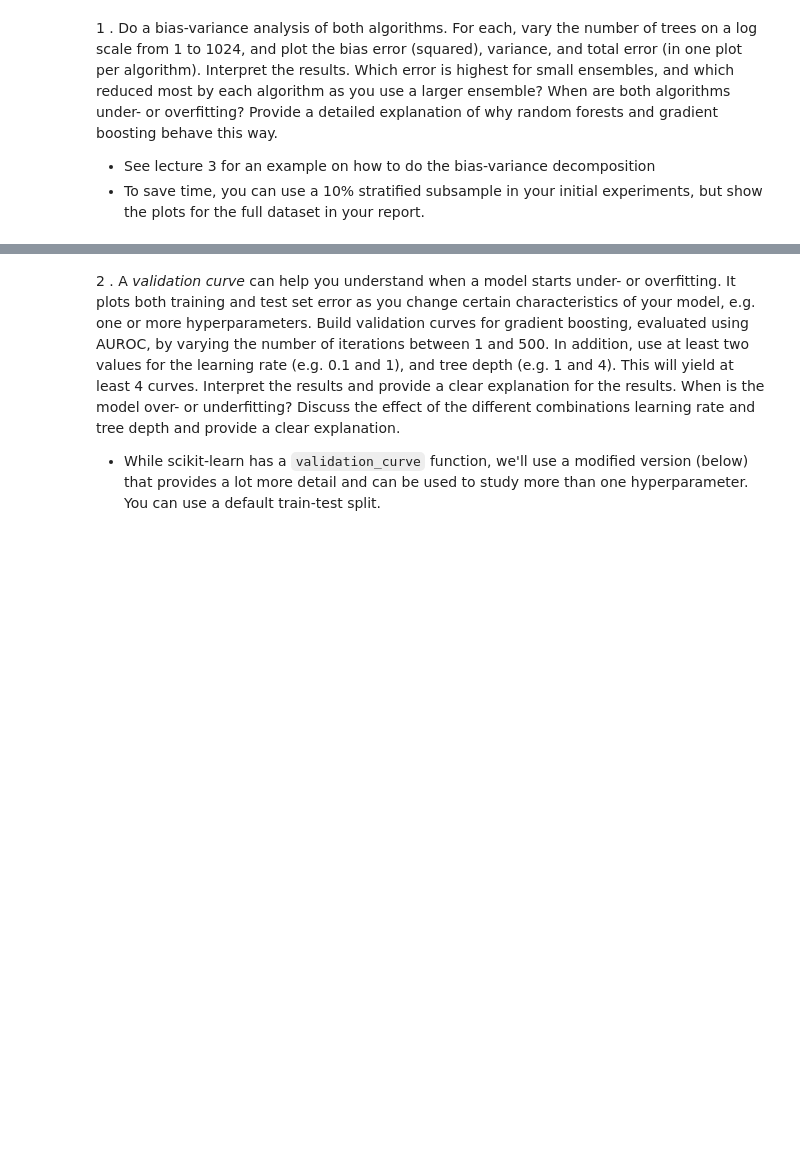
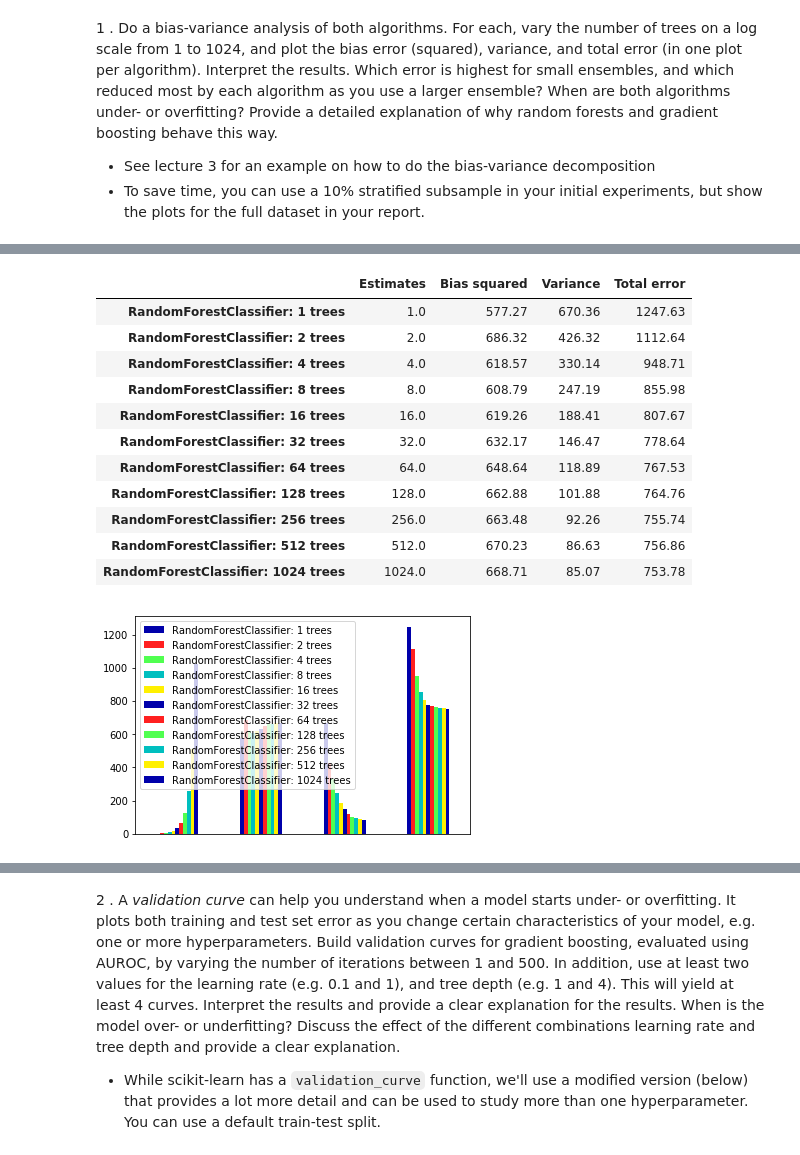
Before and after one commit to romanovar/ML, a Jupyter notebook: Assignment 1.ipynb, the cells around one changed output, grey strips where cells are left out. Saved outputs shown, nothing was run; the diff lists cells and outputs as text; code cells hidden in the pictures; blank space fills up the shorter version.

```diff
--- a/Assignment 1.ipynb
+++ b/Assignment 1.ipynb
@@ -728,0 +740,52 @@ pd.DataFrame(y).plot(figsize=(20,1));
+# %%
+from sklearn.model_selection import ShuffleSplit
+from sklearn.ensemble import RandomForestClassifier
+
+scores = pd.DataFrame(columns=['Estimates', 'Bias squared', 'Variance', 'Total error'])
+
+def calc_print_bias_variance(y_all_pred, model_name, e):
+    bias_sq = sum([ (1 - x.count(y[i])/len(x))**2 * len(x)/n_repeat
+                for i,x in enumerate(y_all_pred)])
+    var = sum([((1 - ((x.count(0)/len(x))**2 + (x.count(1)/len(x))**2))/2) * len(x)/n_repeat
+               for i,x in enumerate(y_all_pred)])
+    error = sum([ (1 - x.count(y[i])/len(x)) * len(x)/n_repeat
+                for i,x in enumerate(y_all_pred)])
+    print("Bias squared: %.2f, Variance: %.2f, Total error: %.2f" % (bias_sq, var, error))
+    scores.loc[model_name] = [e, bias_sq, var, error]
+
+for estimate in estimates:
+    print("Analyzing RandomForestClassifier with n_estimators: " + str(estimate))
+
+    forest = RandomForestClassifier(n_estimators = estimate, random_state=2, n_jobs = -1)
+
+    # Store sample predictions
+    forest_all_pred = [[] for _ in range(len(y))]
+
+    # Bootstraps
+    n_repeat = 100
+    shuffle_split = ShuffleSplit(test_size=0.33, n_splits=n_repeat)
+
+    # Train classifier on each bootstrap and score predictions
+    for i, (train_index, test_index) in enumerate(shuffle_split.split(X)):
+        X_train, X_test = X[train_index], X[test_index]
+        y_train, y_test = y[train_index], y[test_index]
+
+        # RandomForest
+        forest.fit(X_train, y_train)
+        y_forest_pred = forest.predict(X_test)
+
+        # Store predictions
+        for i,index in enumerate(test_index):
+            forest_all_pred[index].append(y_forest_pred[i])
+
+    pd.to_pickle(forest_all_pred, 'RF_Predictions_' + str(estimate) + '.pkl')
+
+    calc_print_bias_variance(forest_all_pred, 'RandomForestClassifier: ' + str(estimate) + ' trees', estimate)
+
+# Showing the results
+display(scores)
+scores = scores.T
+ax = scores.plot(kind='bar')
+ax.set_xticks([])
+plt.legend(loc='best');
+# %% [output]
@@ -728,0 +809,13 @@ pd.DataFrame(y).plot(figsize=(20,1));
+|  | Estimates | Bias squared | Variance | Total error |
+| RandomForestClassifier: 1 trees | 1.0 | 577.27 | 670.36 | 1247.63 |
+| RandomForestClassifier: 2 trees | 2.0 | 686.32 | 426.32 | 1112.64 |
+| RandomForestClassifier: 4 trees | 4.0 | 618.57 | 330.14 | 948.71 |
+| RandomForestClassifier: 8 trees | 8.0 | 608.79 | 247.19 | 855.98 |
+| RandomForestClassifier: 16 trees | 16.0 | 619.26 | 188.41 | 807.67 |
+| RandomForestClassifier: 32 trees | 32.0 | 632.17 | 146.47 | 778.64 |
+| RandomForestClassifier: 64 trees | 64.0 | 648.64 | 118.89 | 767.53 |
+| RandomForestClassifier: 128 trees | 128.0 | 662.88 | 101.88 | 764.76 |
+| RandomForestClassifier: 256 trees | 256.0 | 663.48 | 92.26 | 755.74 |
+| RandomForestClassifier: 512 trees | 512.0 | 670.23 | 86.63 | 756.86 |
+| RandomForestClassifier: 1024 trees | 1024.0 | 668.71 | 85.07 | 753.78 |
+[figure, added]
```
Also changed, not shown: parts of 6 cells of this notebook.
